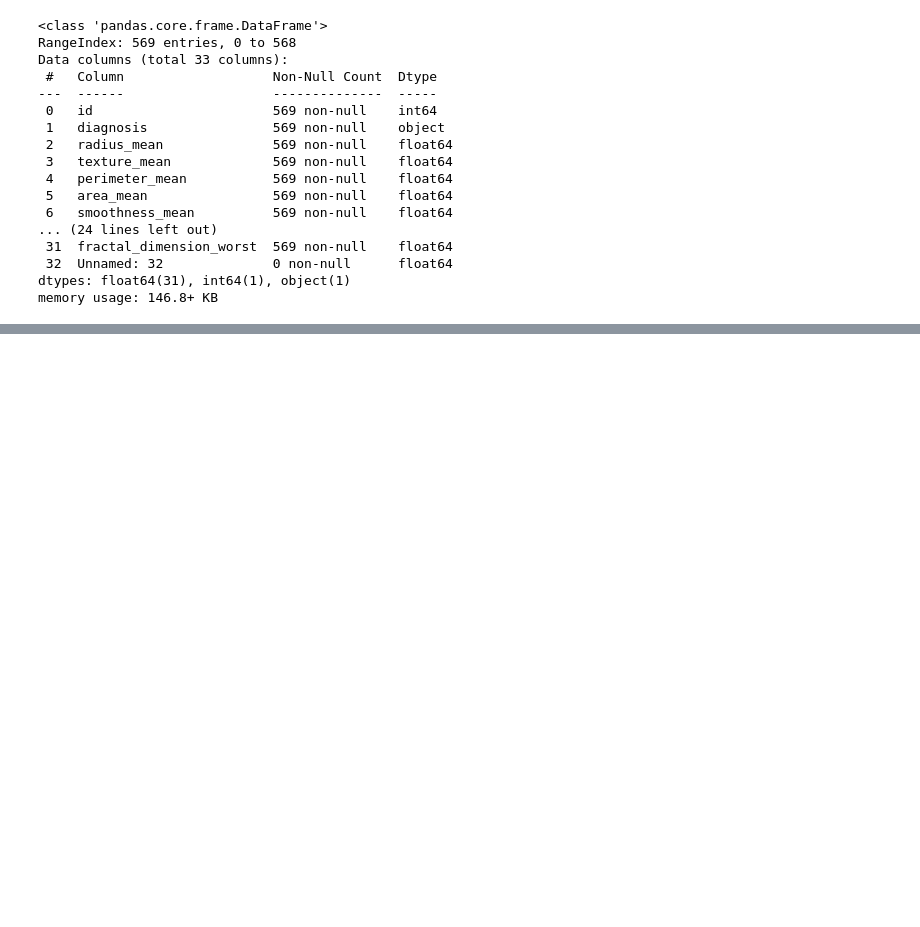
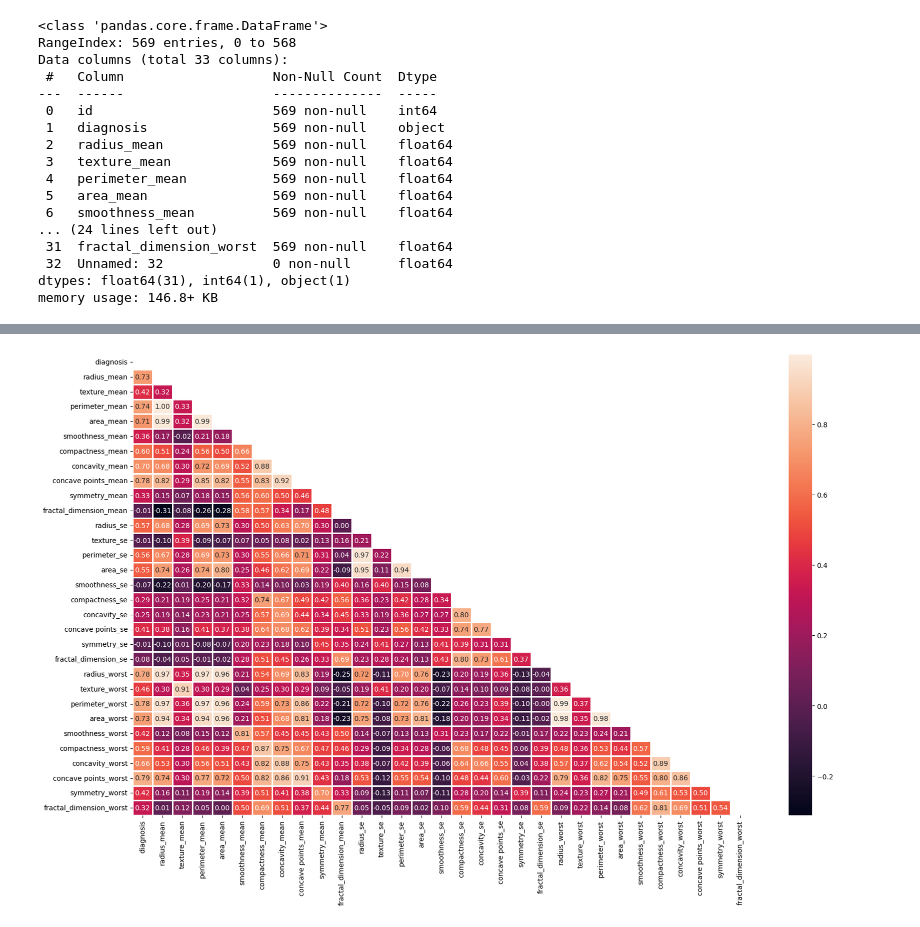
Before and after one commit to MariaSzighardtova/archive, a Jupyter notebook: breast_cancer_wisconsin.ipynb, the cells around one changed output, grey strips where cells are left out. Cells and saved outputs as stored; diff of their text form; code cells hidden in the pictures; blank space fills up the shorter version.

```diff
--- a/breast_cancer_wisconsin.ipynb
+++ b/breast_cancer_wisconsin.ipynb
@@ -61,0 +95,10 @@ data.describe()
+# %%
+plt.figure(figsize = (20, 12))
+
+corr = data.corr()
+mask = np.triu(np.ones_like(corr, dtype = bool))
+
+sns.heatmap(corr, mask = mask, linewidths = 1, annot = True, fmt = ".2f")
+plt.show()
+# %% [output]
+[figure, added]
```
Also changed, not shown: parts of 8 cells of this notebook.
